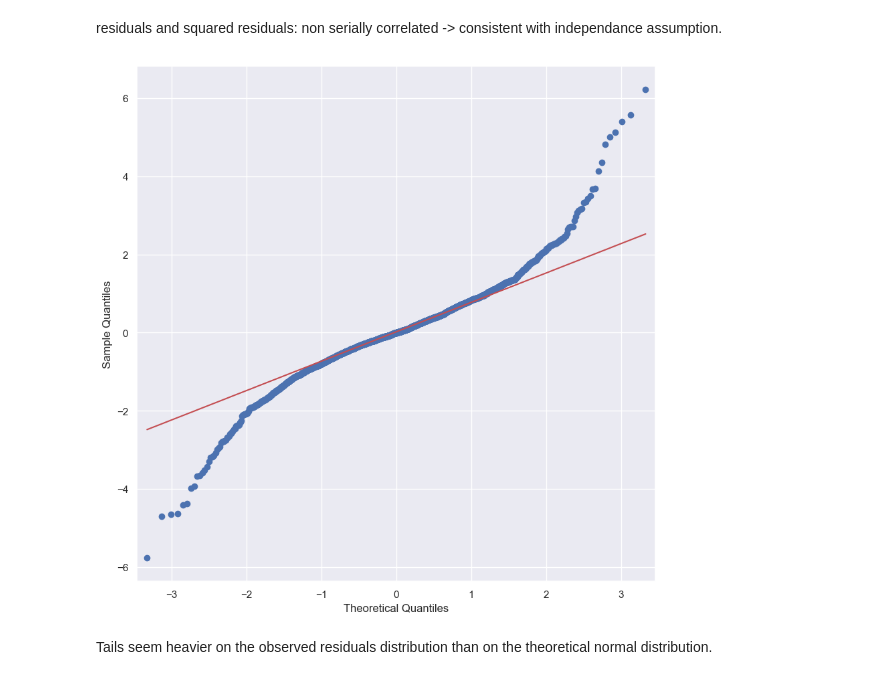
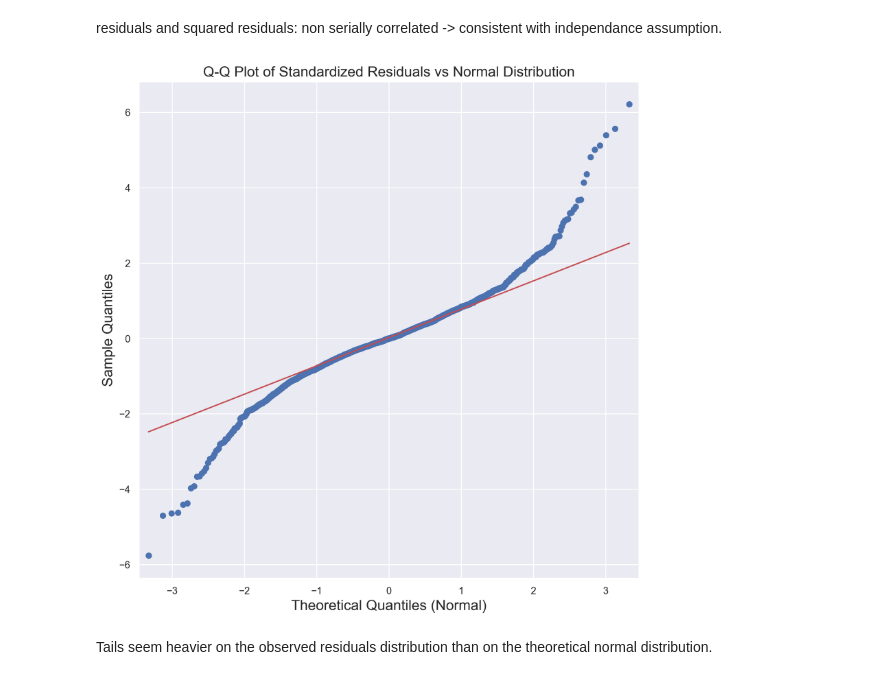
Before and after one commit to iliasra/QRM_Assignment2, a Jupyter notebook: assignment2.ipynb, the cells around one changed output. Cells and saved outputs as stored; diff of their text form; code cells hidden in the pictures.

```diff
--- a/assignment2.ipynb
+++ b/assignment2.ipynb
@@ -135,9 +130,12 @@ residuals and squared residuals: non serially correlated -> consistent with inde
 # %%
 fig, ax = plt.subplots(figsize=(10, 10))
 sm.qqplot(standardized_resid, dist=stats.norm, ax=ax, line='q')
+plt.xlabel('Theoretical Quantiles (Normal)', fontsize=16)
+plt.ylabel('Sample Quantiles', fontsize=16)
+plt.title('Q-Q Plot of Standardized Residuals vs Normal Distribution', fontsize=16)
 plt.show()
 # %% [output]
-[figure, old version]
+[figure, new version]
 # %% [markdown]
 Tails seem heavier on the observed residuals distribution than on the theoretical normal distribution.
 # %%
```
Also changed, not shown: parts of 10 cells of this notebook.
